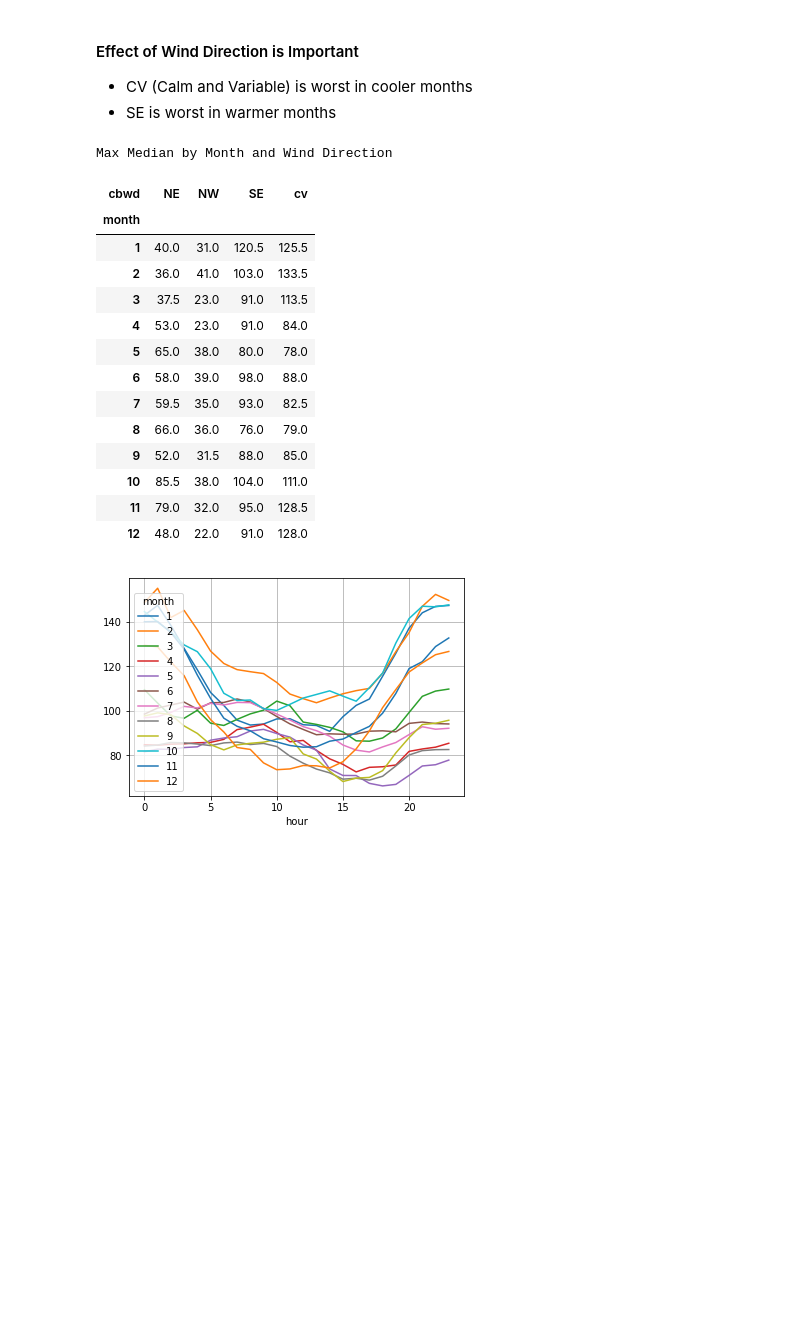
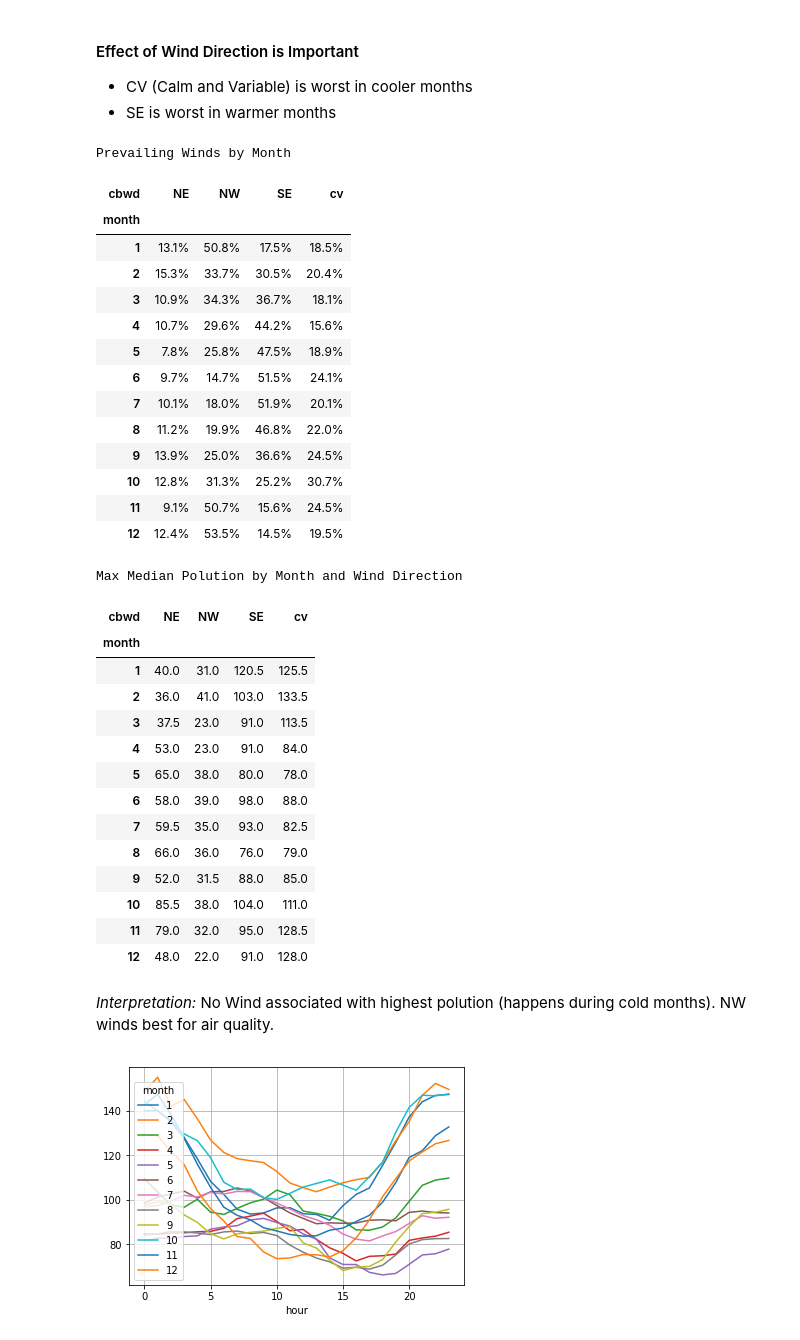
Before and after one commit to ispapadakis/mts, a Jupyter notebook: Exploratory Data Analysis.ipynb, the cells around one changed output. Saved outputs shown, nothing was run; the diff lists cells and outputs as text; code cells hidden in the pictures; blank space fills up the shorter version.

```diff
--- a/Exploratory Data Analysis.ipynb
+++ b/Exploratory Data Analysis.ipynb
@@ -130,12 +130,33 @@ beijing.groupby(["hour","month"])["pm2.5"].mean().unstack()
 #### Effect of Wind Direction is Important
 * CV (Calm and Variable) is worst in cooler months
 * SE is worst in warmer months
+# %%
+grouped = beijing.groupby(["month","cbwd"])["No"].count().unstack()
+grouped["Total Days"] = grouped.sum(1)
+grouped[['NE','NW','SE','cv']].apply(lambda x: x/x.sum(),1).style.format("{:.1%}").\
+highlight_max(axis=1).set_caption("Prevailing Winds by Month")
+# %% [output]
+Prevailing Winds by Month
+| cbwd | NE | NW | SE | cv |
+| month |  |  |  |  |
+| 1 | 13.1% | 50.8% | 17.5% | 18.5% |
+| 2 | 15.3% | 33.7% | 30.5% | 20.4% |
+| 3 | 10.9% | 34.3% | 36.7% | 18.1% |
+| 4 | 10.7% | 29.6% | 44.2% | 15.6% |
+| 5 | 7.8% | 25.8% | 47.5% | 18.9% |
+| 6 | 9.7% | 14.7% | 51.5% | 24.1% |
+| 7 | 10.1% | 18.0% | 51.9% | 20.1% |
+| 8 | 11.2% | 19.9% | 46.8% | 22.0% |
+| 9 | 13.9% | 25.0% | 36.6% | 24.5% |
+| 10 | 12.8% | 31.3% | 25.2% | 30.7% |
+| 11 | 9.1% | 50.7% | 15.6% | 24.5% |
+| 12 | 12.4% | 53.5% | 14.5% | 19.5% |
 # %%
 grouped = beijing.groupby(["month","cbwd"])["pm2.5"].median().unstack()
 grouped.style.format("{:.1f}").highlight_max(axis=1,color="royalblue").\
-set_caption("Max Median by Month and Wind Direction")
+set_caption("Max Median Polution by Month and Wind Direction")
 # %% [output]
-Max Median by Month and Wind Direction
+Max Median Polution by Month and Wind Direction
 | cbwd | NE | NW | SE | cv |
 | month |  |  |  |  |
 | 1 | 40.0 | 31.0 | 120.5 | 125.5 |
@@ -150,6 +171,8 @@ Max Median by Month and Wind Direction
 | 10 | 85.5 | 38.0 | 104.0 | 111.0 |
 | 11 | 79.0 | 32.0 | 95.0 | 128.5 |
 | 12 | 48.0 | 22.0 | 91.0 | 128.0 |
+# %% [markdown]
+*Interpretation:* No Wind associated with highest polution (happens during cold months). NW winds best for air quality.
 # %%
 ax = grouped.plot(grid=True)
 # %% [output]
```
